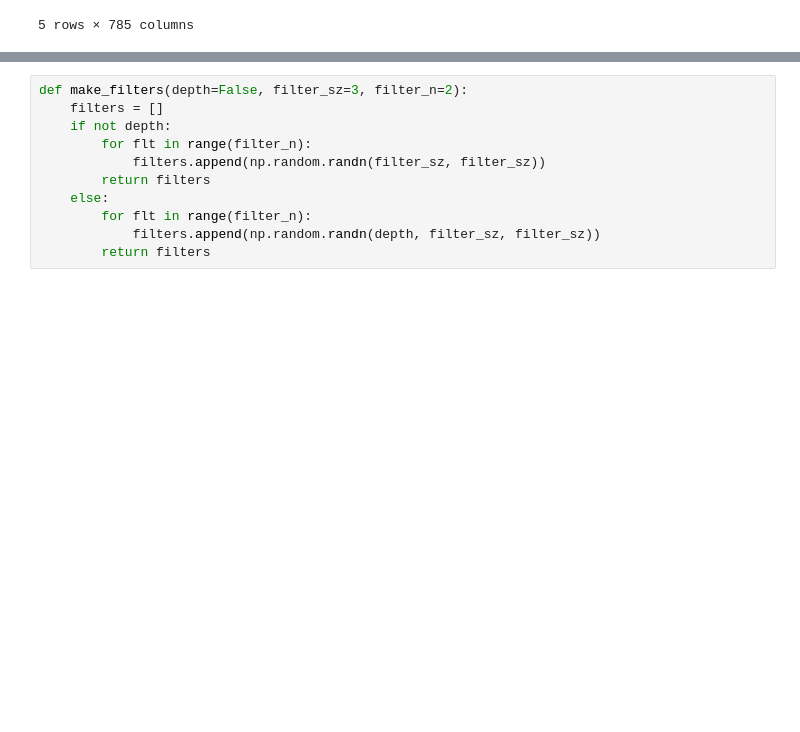
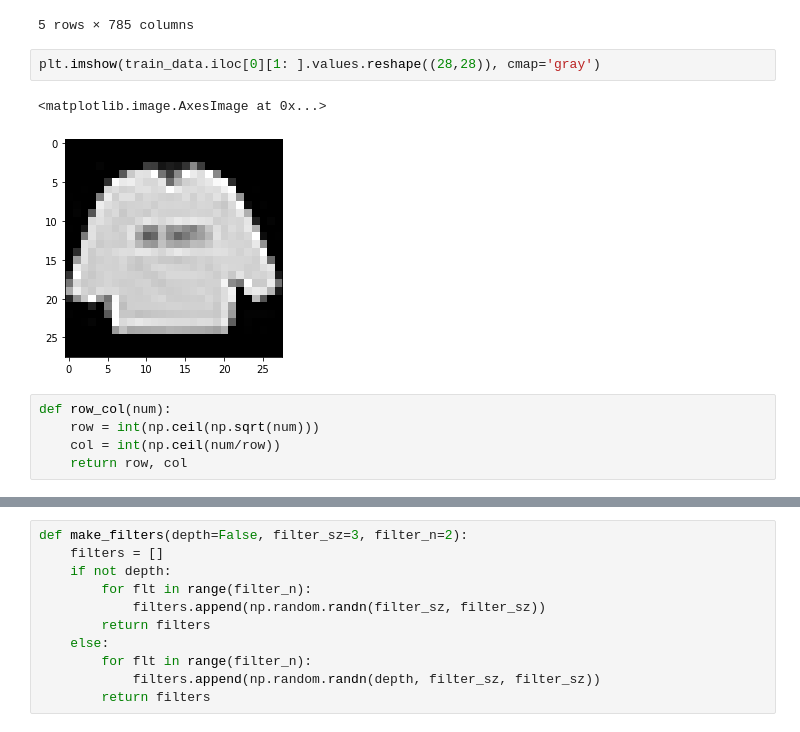
Before and after one commit to zshujon/whats_inside_a_, a Jupyter notebook: conv_opt.ipynb, the cells around one changed output, grey strips where cells are left out. Cells and saved outputs as stored; diff of their text form; blank space fills up the shorter version.

```diff
--- a/conv_opt.ipynb
+++ b/conv_opt.ipynb
@@ -16,4 +16,14 @@ train_data.head()
 | 3 | 0 | 0 | 0 | 0 | 1 | 2 | 0 | 0 | 0 | 0 | ... | ... |
 | 4 | 3 | 0 | 0 | 0 | 0 | 0 | 0 | 0 | 0 | 0 | ... | ... |
 5 rows × 785 columns
+# %%
+plt.imshow(train_data.iloc[0][1: ].values.reshape((28,28)), cmap='gray')
+# %% [output]
+<matplotlib.image.AxesImage at 0x...>
+[figure, added]
+# %%
+def row_col(num):
+    row = int(np.ceil(np.sqrt(num)))
+    col = int(np.ceil(num/row))
+    return row, col
 # %%
```
Also changed, not shown: parts of 13 cells of this notebook.
